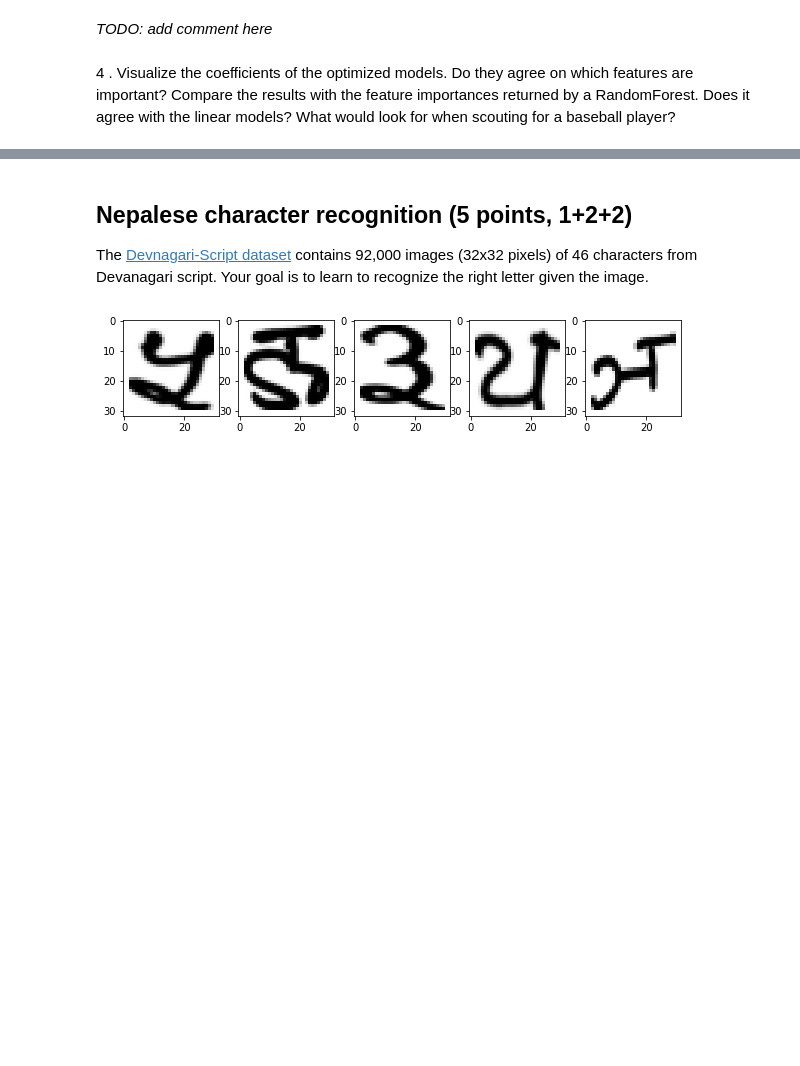
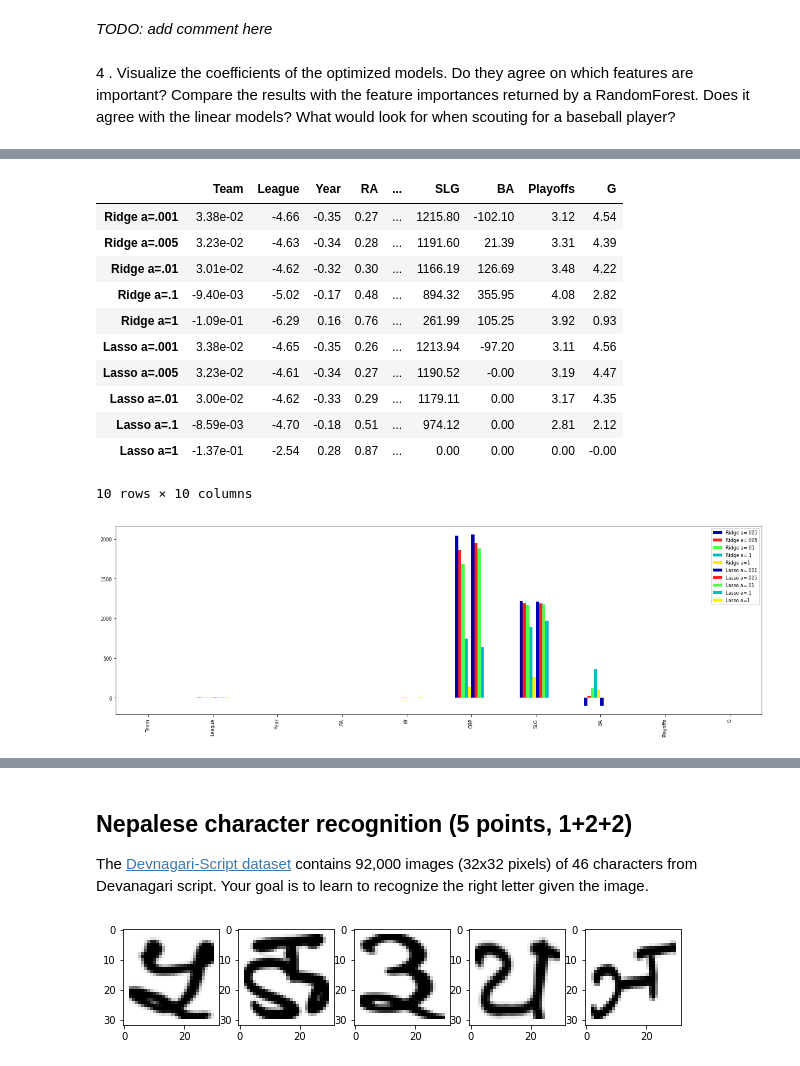
Before and after one commit to romanovar/ML, a Jupyter notebook: Assignment 1.ipynb, the cells around one changed output, grey strips where cells are left out. Saved outputs shown, nothing was run; the diff lists cells and outputs as text; code cells hidden in the pictures; blank space fills up the shorter version.

```diff
--- a/Assignment 1.ipynb
+++ b/Assignment 1.ipynb
@@ -507 +518,31 @@ important? Compare the results with the feature importances returned by a Random
+# %%
+scores = pd.DataFrame(columns=bf_new.columns)
+scores.loc["Ridge a=.001"] = ridge0001.coef_
+scores.loc["Ridge a=.005"] = ridge0005.coef_
+scores.loc["Ridge a=.01"] = ridge001.coef_
+scores.loc["Ridge a=.1"] = ridge01.coef_
+scores.loc["Ridge a=1"] = ridge1.coef_
+scores.loc["Lasso a=.001"] = lasso0001.coef_
+scores.loc["Lasso a=.005"] = lasso0005.coef_
+scores.loc["Lasso a=.01"] = lasso001.coef_
+scores.loc["Lasso a=.1"] = lasso01.coef_
+scores.loc["Lasso a=1"] = lasso1.coef_
+display(scores)
+
+scores = scores.T
+ax = scores.plot(figsize=(20,6), kind='bar')
+# %% [output]
+|  | Team | League | Year | RA | ... | SLG | BA | Playoffs | G |
+| Ridge a=.001 | 3.38e-02 | -4.66 | -0.35 | 0.27 | ... | 1215.80 | -102.10 | 3.12 | 4.54 |
+| Ridge a=.005 | 3.23e-02 | -4.63 | -0.34 | 0.28 | ... | 1191.60 | 21.39 | 3.31 | 4.39 |
+| Ridge a=.01 | 3.01e-02 | -4.62 | -0.32 | 0.30 | ... | 1166.19 | 126.69 | 3.48 | 4.22 |
+| Ridge a=.1 | -9.40e-03 | -5.02 | -0.17 | 0.48 | ... | 894.32 | 355.95 | 4.08 | 2.82 |
+| Ridge a=1 | -1.09e-01 | -6.29 | 0.16 | 0.76 | ... | 261.99 | 105.25 | 3.92 | 0.93 |
+| Lasso a=.001 | 3.38e-02 | -4.65 | -0.35 | 0.26 | ... | 1213.94 | -97.20 | 3.11 | 4.56 |
+| Lasso a=.005 | 3.23e-02 | -4.61 | -0.34 | 0.27 | ... | 1190.52 | -0.00 | 3.19 | 4.47 |
+| Lasso a=.01 | 3.00e-02 | -4.62 | -0.33 | 0.29 | ... | 1179.11 | 0.00 | 3.17 | 4.35 |
+| Lasso a=.1 | -8.59e-03 | -4.70 | -0.18 | 0.51 | ... | 974.12 | 0.00 | 2.81 | 2.12 |
+| Lasso a=1 | -1.37e-01 | -2.54 | 0.28 | 0.87 | ... | 0.00 | 0.00 | 0.00 | -0.00 |
+10 rows × 10 columns
+[figure, added]
 # %%
```
Also changed, not shown: parts of 12 cells of this notebook.
